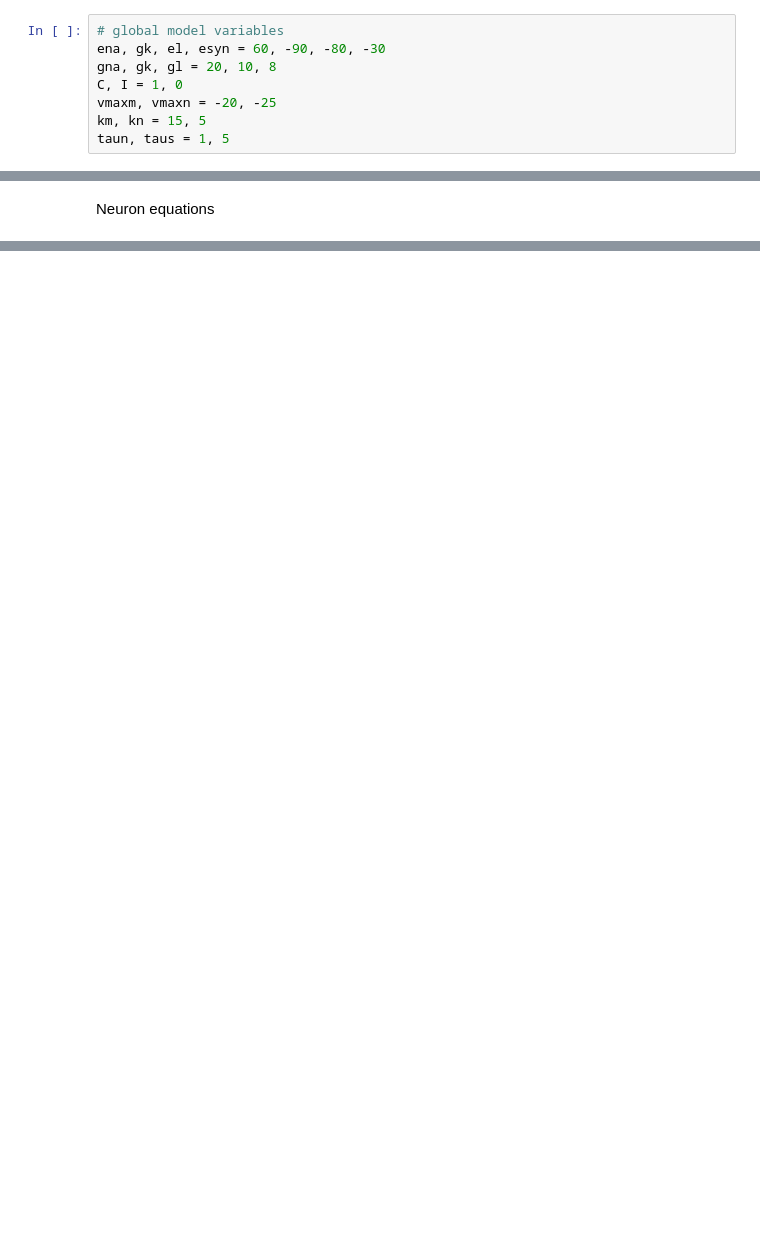
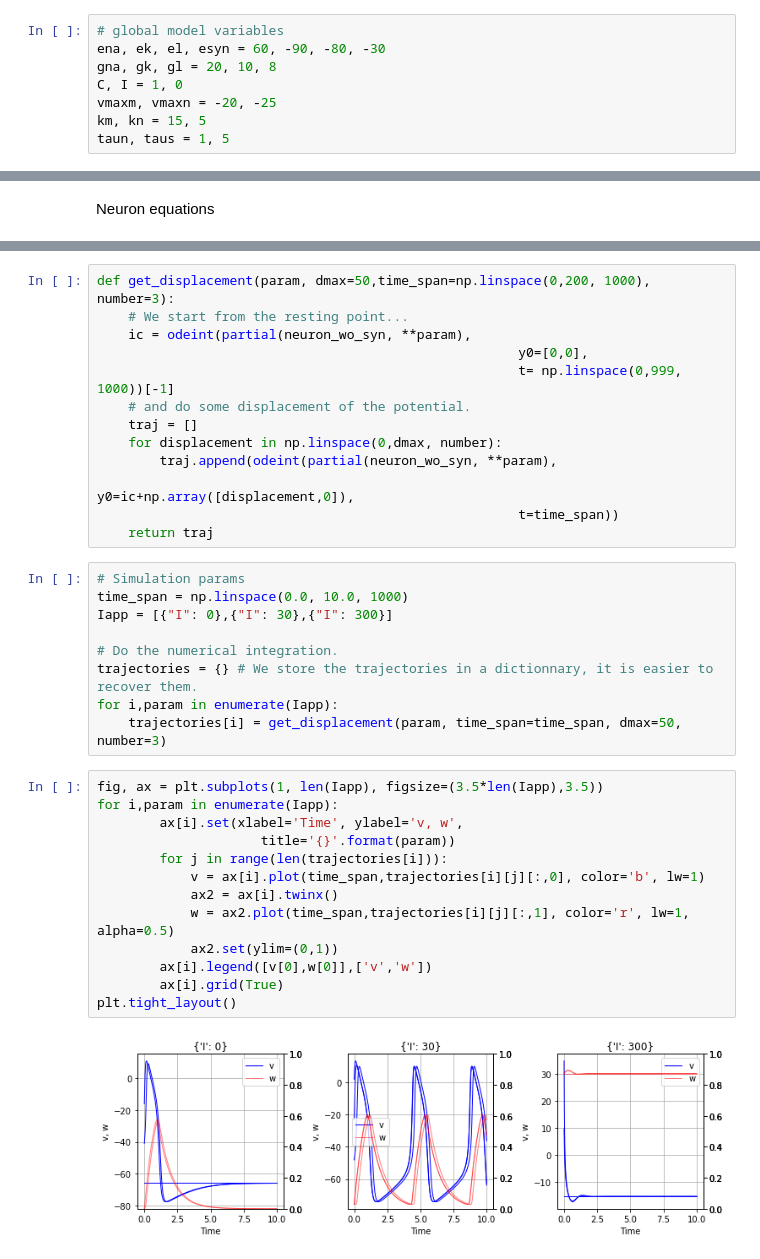
Before and after one commit to jaumecolomhernandez/mmb-mathneuroscience2, a Jupyter notebook: conductance-based-network.ipynb, the cells around one changed output, grey strips where cells are left out. Drawn from its saved outputs; the diff is of its cells as text; blank space fills up the shorter version.

```diff
--- a/conductance-based-network.ipynb
+++ b/conductance-based-network.ipynb
@@ -116,7 +115,7 @@ and
 $$n_{\infty}(V) = 1./(1.+exp(-(V-V_{max,n})/k_n))$$
 # %%
 # global model variables
-ena, gk, el, esyn = 60, -90, -80, -30
+ena, ek, el, esyn = 60, -90, -80, -30
 gna, gk, gl = 20, 10, 8
 C, I = 1, 0
 vmaxm, vmaxn = -20, -25
@@ -191,0 +225,37 @@ def ninf(V):
+# %%
+def get_displacement(param, dmax=50,time_span=np.linspace(0,200, 1000), number=3):
+    # We start from the resting point...
+    ic = odeint(partial(neuron_wo_syn, **param),
+                                                      y0=[0,0],
+                                                      t= np.linspace(0,999, 1000))[-1]
+    # and do some displacement of the potential.
+    traj = []
+    for displacement in np.linspace(0,dmax, number):
+        traj.append(odeint(partial(neuron_wo_syn, **param),
+                                                      y0=ic+np.array([displacement,0]),
+                                                      t=time_span))
+    return traj
+# %%
+# Simulation params
+time_span = np.linspace(0.0, 10.0, 1000)
+Iapp = [{"I": 0},{"I": 30},{"I": 300}]
+
+# Do the numerical integration.
+trajectories = {} # We store the trajectories in a dictionnary, it is easier to recover them.
+for i,param in enumerate(Iapp):
+    trajectories[i] = get_displacement(param, time_span=time_span, dmax=50,  number=3)
+# %%
+fig, ax = plt.subplots(1, len(Iapp), figsize=(3.5*len(Iapp),3.5))
+for i,param in enumerate(Iapp):
+        ax[i].set(xlabel='Time', ylabel='v, w',
+                     title='{}'.format(param))
+        for j in range(len(trajectories[i])):
+            v = ax[i].plot(time_span,trajectories[i][j][:,0], color='b', lw=1)
+            ax2 = ax[i].twinx()
+            w = ax2.plot(time_span,trajectories[i][j][:,1], color='r', lw=1, alpha=0.5)
+            ax2.set(ylim=(0,1))
+        ax[i].legend([v[0],w[0]],['v','w'])
+        ax[i].grid(True)
+plt.tight_layout()
+# %% [output]
+[figure, added]
```
Also changed, not shown: parts of 15 cells of this notebook.
